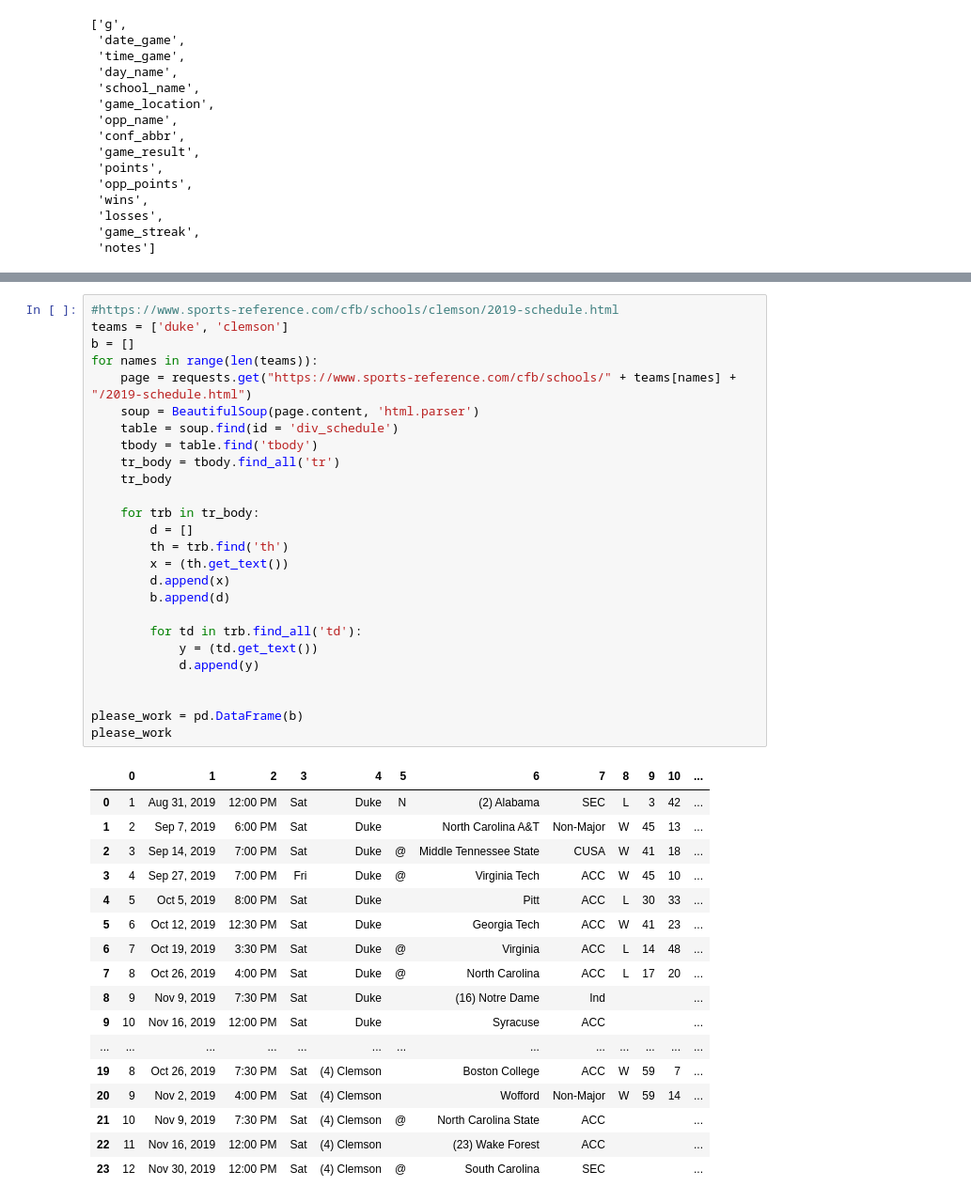
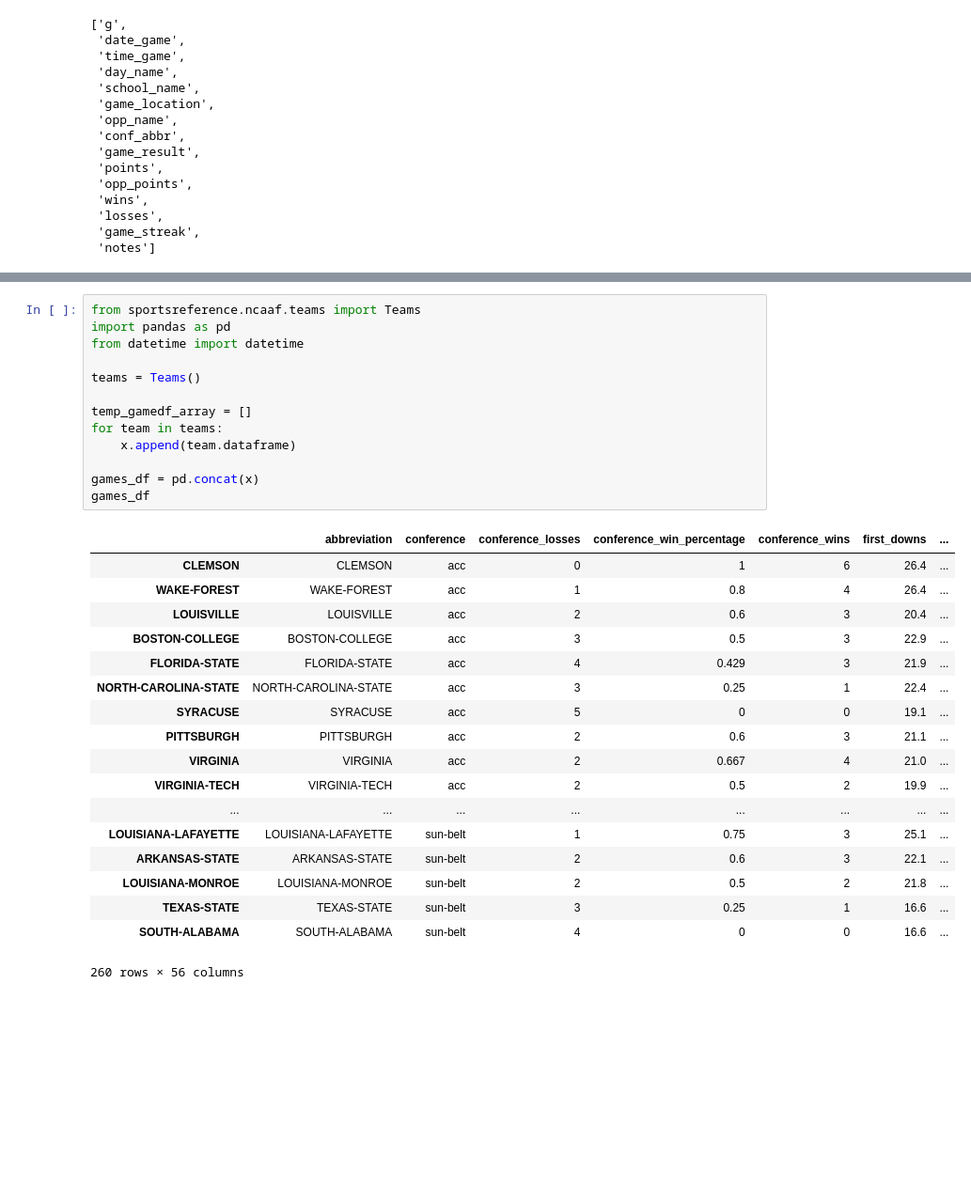
Before and after one commit to jonathanhuml/STOR390project2, a Jupyter notebook: webscrapecfb.ipynb, the cells around one changed output, grey strips where cells are left out. Shown: that part at 94% size. Cells and saved outputs as stored; diff of their text form; blank space fills up the shorter version.

```diff
--- a/webscrapecfb.ipynb
+++ b/webscrapecfb.ipynb
@@ -107,44 +102,32 @@ df
-# %%
-#https://www.sports-reference.com/cfb/schools/clemson/2019-schedule.html
-teams = ['duke', 'clemson']
-b = []
-for names in range(len(teams)):
-    page = requests.get("https://www.sports-reference.com/cfb/schools/" + teams[names] + "/2019-schedule.html")
-    soup = BeautifulSoup(page.content, 'html.parser')
-    table = soup.find(id = 'div_schedule')
-    tbody = table.find('tbody')
-    tr_body = tbody.find_all('tr')
-    tr_body
-
-    for trb in tr_body:
-        d = []
-        th = trb.find('th')
-        x = (th.get_text())
-        d.append(x)
-        b.append(d)
-
-        for td in trb.find_all('td'):
-            y = (td.get_text())
-            d.append(y)
-
-
-please_work = pd.DataFrame(b)
-please_work
-# %% [output]
-|  | 0 | 1 | 2 | 3 | 4 | 5 | 6 | 7 | 8 | 9 | 10 | ... |
-| 0 | 1 | Aug 31, 2019 | 12:00 PM | Sat | Duke | N | (2) Alabama | SEC | L | 3 | 42 | ... |
-| 1 | 2 | Sep 7, 2019 | 6:00 PM | Sat | Duke |  | North Carolina A&T | Non-Major | W | 45 | 13 | ... |
-| 2 | 3 | Sep 14, 2019 | 7:00 PM | Sat | Duke | @ | Middle Tennessee State | CUSA | W | 41 | 18 | ... |
-| 3 | 4 | Sep 27, 2019 | 7:00 PM | Fri | Duke | @ | Virginia Tech | ACC | W | 45 | 10 | ... |
-| 4 | 5 | Oct 5, 2019 | 8:00 PM | Sat | Duke |  | Pitt | ACC | L | 30 | 33 | ... |
-| 5 | 6 | Oct 12, 2019 | 12:30 PM | Sat | Duke |  | Georgia Tech | ACC | W | 41 | 23 | ... |
-| 6 | 7 | Oct 19, 2019 | 3:30 PM | Sat | Duke | @ | Virginia | ACC | L | 14 | 48 | ... |
-| 7 | 8 | Oct 26, 2019 | 4:00 PM | Sat | Duke | @ | North Carolina | ACC | L | 17 | 20 | ... |
-| 8 | 9 | Nov 9, 2019 | 7:30 PM | Sat | Duke |  | (16) Notre Dame | Ind |  |  |  | ... |
-| 9 | 10 | Nov 16, 2019 | 12:00 PM | Sat | Duke |  | Syracuse | ACC |  |  |  | ... |
-| ... | ... | ... | ... | ... | ... | ... | ... | ... | ... | ... | ... | ... |
-| 19 | 8 | Oct 26, 2019 | 7:30 PM | Sat | (4) Clemson |  | Boston College | ACC | W | 59 | 7 | ... |
-| 20 | 9 | Nov 2, 2019 | 4:00 PM | Sat | (4) Clemson |  | Wofford | Non-Major | W | 59 | 14 | ... |
-| 21 | 10 | Nov 9, 2019 | 7:30 PM | Sat | (4) Clemson | @ | North Carolina State | ACC |  |  |  | ... |
-| 22 | 11 | Nov 16, 2019 | 12:00 PM | Sat | (4) Clemson |  | (23) Wake Forest | ACC |  |  |  | ... |
-| 23 | 12 | Nov 30, 2019 | 12:00 PM | Sat | (4) Clemson | @ | South Carolina | SEC |  |  |  | ... |
+# %%
+from sportsreference.ncaaf.teams import Teams
+import pandas as pd
+from datetime import datetime
+
+teams = Teams()
+
+temp_gamedf_array = []
+for team in teams:
+    x.append(team.dataframe)
+
+games_df = pd.concat(x)
+games_df
+# %% [output]
+|  | abbreviation | conference | conference_losses | conference_win_percentage | conference_wins | first_downs | ... |
+| CLEMSON | CLEMSON | acc | 0 | 1 | 6 | 26.4 | ... |
+| WAKE-FOREST | WAKE-FOREST | acc | 1 | 0.8 | 4 | 26.4 | ... |
+| LOUISVILLE | LOUISVILLE | acc | 2 | 0.6 | 3 | 20.4 | ... |
+| BOSTON-COLLEGE | BOSTON-COLLEGE | acc | 3 | 0.5 | 3 | 22.9 | ... |
+| FLORIDA-STATE | FLORIDA-STATE | acc | 4 | 0.429 | 3 | 21.9 | ... |
+| NORTH-CAROLINA-STATE | NORTH-CAROLINA-STATE | acc | 3 | 0.25 | 1 | 22.4 | ... |
+| SYRACUSE | SYRACUSE | acc | 5 | 0 | 0 | 19.1 | ... |
+| PITTSBURGH | PITTSBURGH | acc | 2 | 0.6 | 3 | 21.1 | ... |
+| VIRGINIA | VIRGINIA | acc | 2 | 0.667 | 4 | 21.0 | ... |
+| VIRGINIA-TECH | VIRGINIA-TECH | acc | 2 | 0.5 | 2 | 19.9 | ... |
+| ... | ... | ... | ... | ... | ... | ... | ... |
+| LOUISIANA-LAFAYETTE | LOUISIANA-LAFAYETTE | sun-belt | 1 | 0.75 | 3 | 25.1 | ... |
+| ARKANSAS-STATE | ARKANSAS-STATE | sun-belt | 2 | 0.6 | 3 | 22.1 | ... |
+| LOUISIANA-MONROE | LOUISIANA-MONROE | sun-belt | 2 | 0.5 | 2 | 21.8 | ... |
+| TEXAS-STATE | TEXAS-STATE | sun-belt | 3 | 0.25 | 1 | 16.6 | ... |
+| SOUTH-ALABAMA | SOUTH-ALABAMA | sun-belt | 4 | 0 | 0 | 16.6 | ... |
+260 rows × 56 columns
```
Also changed, not shown: parts of 2 cells of this notebook.
